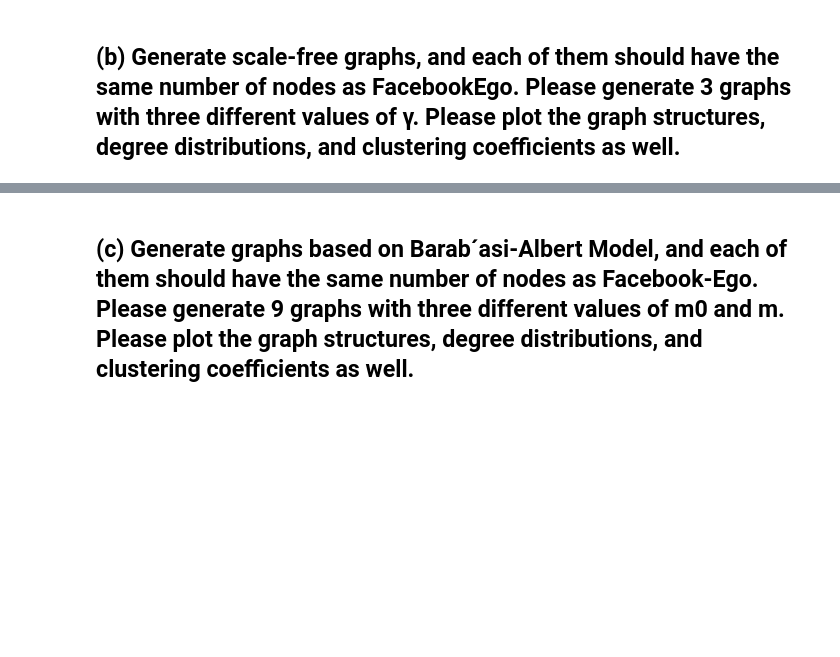
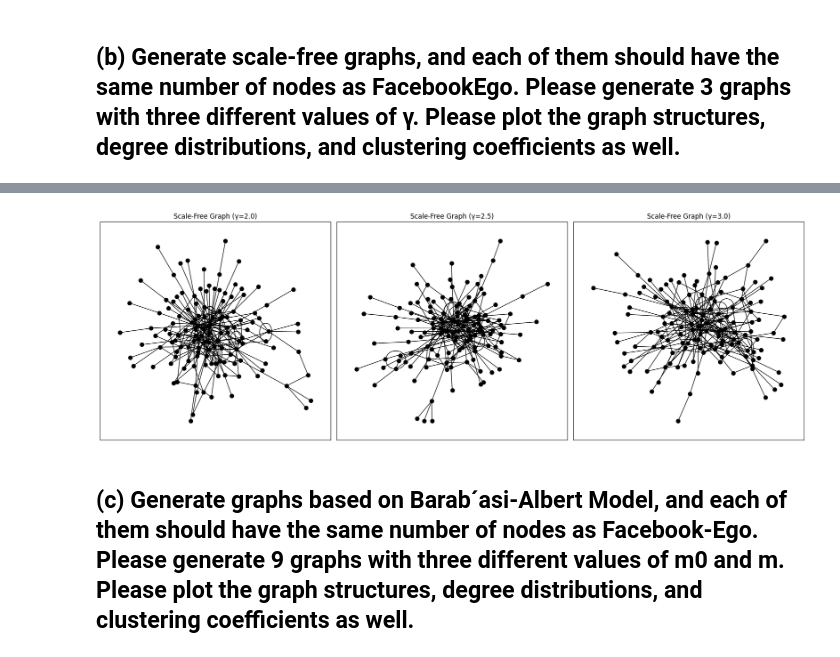
Before and after one commit to pariaighanian/Analysis_of_Complex_Netwroks, a Jupyter notebook: assignment_03.ipynb, the cells around one changed output, grey strips where cells are left out. Saved outputs shown, nothing was run; the diff lists cells and outputs as text; code cells hidden in the pictures; blank space fills up the shorter version.

```diff
--- a/assignment_03.ipynb
+++ b/assignment_03.ipynb
@@ -164,3 +121,29 @@ plt.show()
+# %%
+gamma_values = [2.0, 2.5, 3.0]  # Three different values of gamma
+
+# Prepare a single row of 3 subplots for the graph structures
+fig, axs = plt.subplots(1, 3, figsize=(18, 6))
+
+# Generate and plot graphs for each gamma
+for i, gamma in enumerate(gamma_values):
+    # Generate scale-free graph
+    G = nx.scale_free_graph(facebook_num_nodes, delta_in=gamma, delta_out=gamma, seed=42)
+
+    # Convert to undirected for visual purposes
+    G = G.to_undirected()
+
+    # Calculate positions for plotting
+    pos = nx.spring_layout(G, seed=42)
+
+    # Plot the graph structure
+    axs[i].set_title(f'Scale-Free Graph (γ={gamma})')
+    nx.draw_networkx(G, pos, node_size=50, ax=axs[i], with_labels=False, node_color='black')
+
+# Adjust layout to prevent overlap
+plt.tight_layout()
+plt.show()
+# %% [output]
+[figure, added]
 # %% [markdown]
 ## (c) Generate graphs based on Barab´asi-Albert Model, and each of them should have the same number of nodes as Facebook-Ego. Please generate 9 graphs with three different values of m0 and m. Please plot the graph structures, degree distributions, and clustering coefficients as well.
 # %% [markdown]
```
Also changed, not shown: parts of 7 cells of this notebook.
